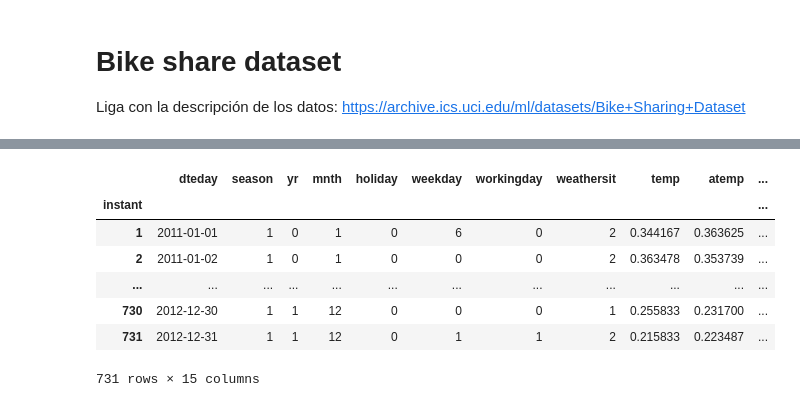
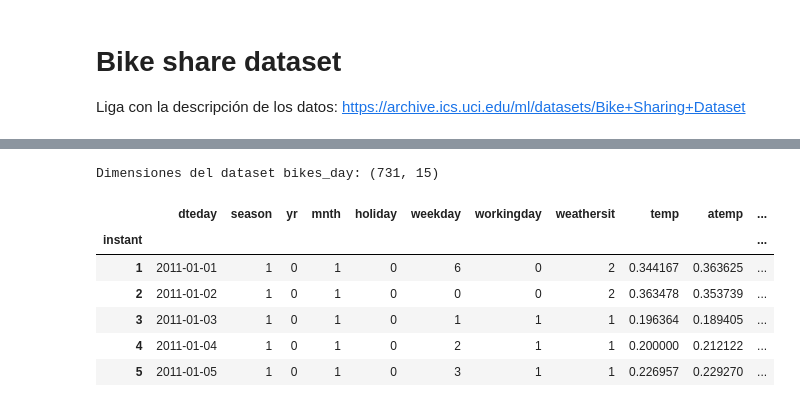
Before and after one commit to Miguelrom/LibretasML, a Jupyter notebook: Proyecto_1/Bike share dataset.ipynb, the cells around one changed output, grey strips where cells are left out. Saved outputs shown, nothing was run; the diff lists cells and outputs as text; code cells hidden in the pictures.

```diff
--- a/Proyecto_1/Bike share dataset.ipynb
+++ b/Proyecto_1/Bike share dataset.ipynb
@@ -25,14 +26,15 @@ hour.csv                                       2013-12-20 12:10:44      1156736
 # %%
 bikes_day = pd.read_csv("day.csv", index_col=0)
 bikes_hour = pd.read_csv("hour.csv", index_col=0)
 
-bikes_day
+print("Dimensiones del dataset bikes_day:", bikes_day.shape)
+bikes_day.head()
 # %% [output]
+Dimensiones del dataset bikes_day: (731, 15)
 |  | dteday | season | yr | mnth | holiday | weekday | workingday | weathersit | temp | atemp | ... |
 | instant |  |  |  |  |  |  |  |  |  |  | ... |
 | 1 | 2011-01-01 | 1 | 0 | 1 | 0 | 6 | 0 | 2 | 0.344167 | 0.363625 | ... |
 | 2 | 2011-01-02 | 1 | 0 | 1 | 0 | 0 | 0 | 2 | 0.363478 | 0.353739 | ... |
-| ... | ... | ... | ... | ... | ... | ... | ... | ... | ... | ... | ... |
-| 730 | 2012-12-30 | 1 | 1 | 12 | 0 | 0 | 0 | 1 | 0.255833 | 0.231700 | ... |
-| 731 | 2012-12-31 | 1 | 1 | 12 | 0 | 1 | 1 | 2 | 0.215833 | 0.223487 | ... |
+| 3 | 2011-01-03 | 1 | 0 | 1 | 0 | 1 | 1 | 1 | 0.196364 | 0.189405 | ... |
+| 4 | 2011-01-04 | 1 | 0 | 1 | 0 | 2 | 1 | 1 | 0.200000 | 0.212122 | ... |
+| 5 | 2011-01-05 | 1 | 0 | 1 | 0 | 3 | 1 | 1 | 0.226957 | 0.229270 | ... |
-731 rows × 15 columns
```
Also changed, not shown: parts of 14 cells of this notebook.
